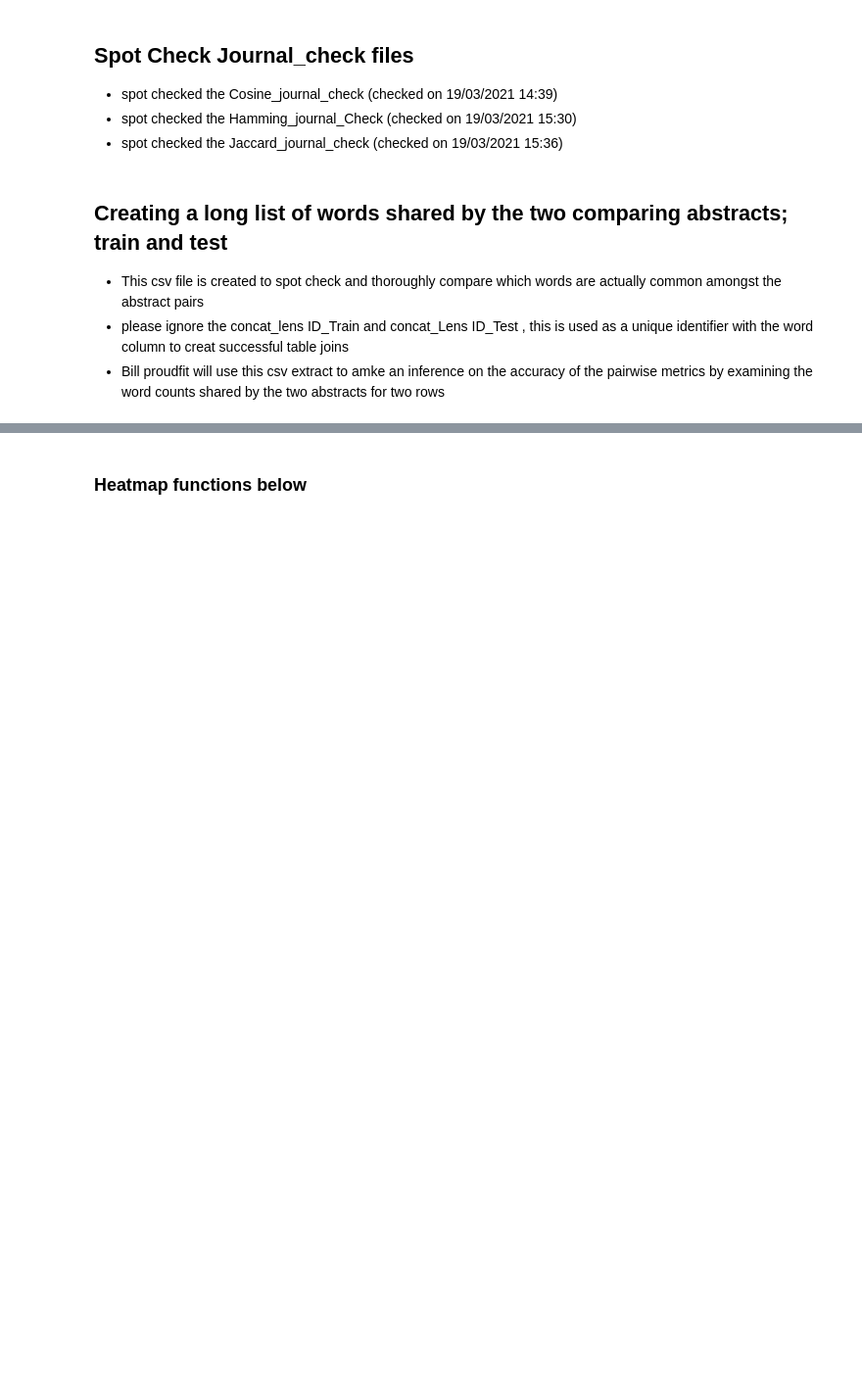
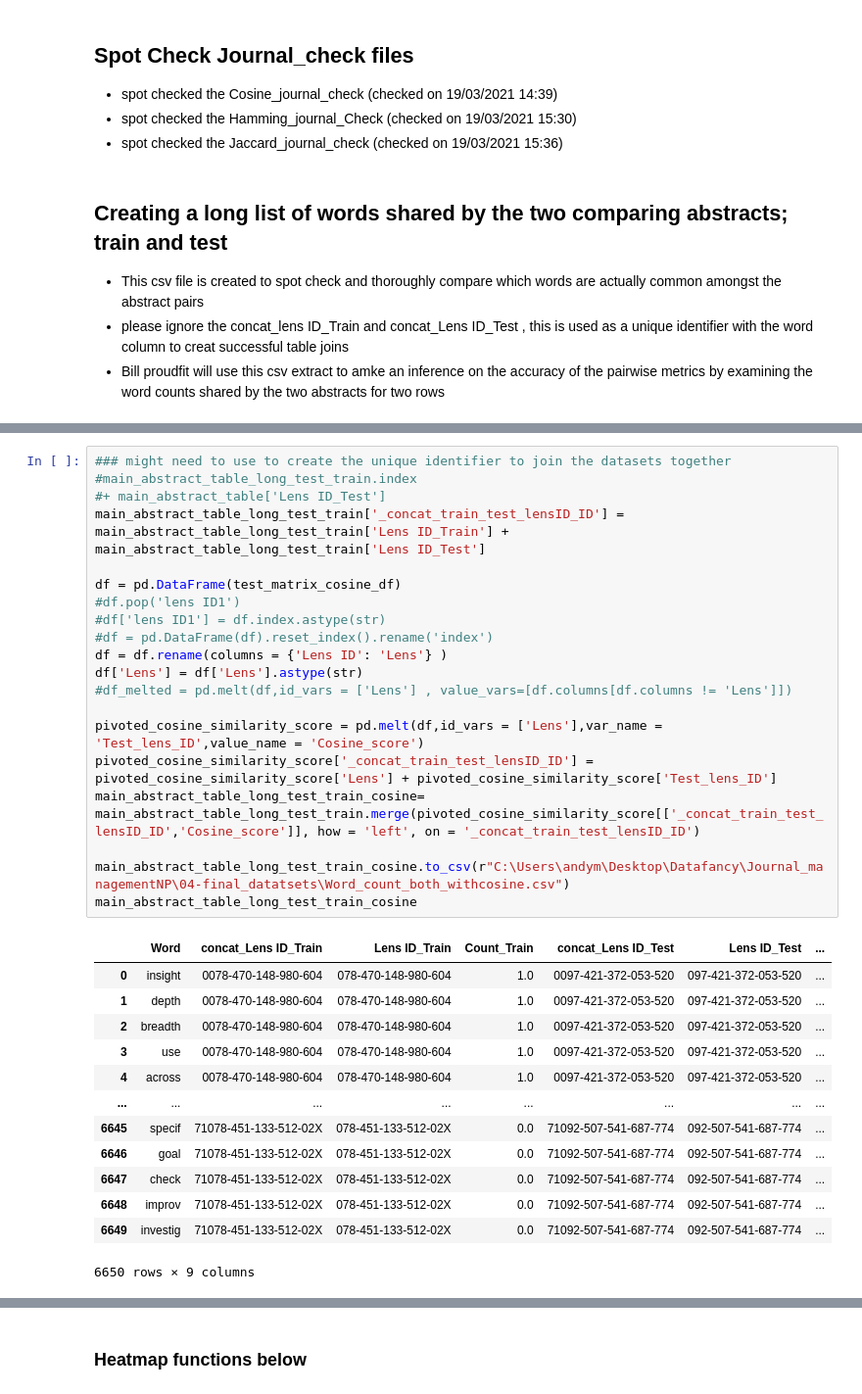
Before and after one commit to andymccall896/Journal_managementNP, a Jupyter notebook: 02-Python Scripts - Data Wrangling/Development/Text_data_wrangling_dev.ipynb, the cells around one changed output, grey strips where cells are left out. Shown: that part at 98% size. Cells and saved outputs as stored; diff of their text form; blank space fills up the shorter version.

```diff
--- a/02-Python Scripts - Data Wrangling/Development/Text_data_wrangling_dev.ipynb
+++ b/02-Python Scripts - Data Wrangling/Development/Text_data_wrangling_dev.ipynb
@@ -907 +925,35 @@ main_abstract_table_long_test_train.head()
+# %%
+### might need to use to create the unique identifier to join the datasets together
+#main_abstract_table_long_test_train.index
+#+ main_abstract_table['Lens ID_Test']
+main_abstract_table_long_test_train['_concat_train_test_lensID_ID'] = main_abstract_table_long_test_train['Lens ID_Train'] +  main_abstract_table_long_test_train['Lens ID_Test']
+
+df = pd.DataFrame(test_matrix_cosine_df)
+#df.pop('lens ID1')
+#df['lens ID1'] = df.index.astype(str)
+#df = pd.DataFrame(df).reset_index().rename('index')
+df = df.rename(columns = {'Lens ID': 'Lens'} )
+df['Lens'] = df['Lens'].astype(str)
+#df_melted = pd.melt(df,id_vars = ['Lens'] , value_vars=[df.columns[df.columns != 'Lens']])
+
+pivoted_cosine_similarity_score = pd.melt(df,id_vars = ['Lens'],var_name = 'Test_lens_ID',value_name = 'Cosine_score')
+pivoted_cosine_similarity_score['_concat_train_test_lensID_ID'] = pivoted_cosine_similarity_score['Lens'] + pivoted_cosine_similarity_score['Test_lens_ID']
+main_abstract_table_long_test_train_cosine= main_abstract_table_long_test_train.merge(pivoted_cosine_similarity_score[['_concat_train_test_lensID_ID','Cosine_score']], how = 'left', on = '_concat_train_test_lensID_ID')
+
+main_abstract_table_long_test_train_cosine.to_csv(r"C:\Users\andym\Desktop\Datafancy\Journal_managementNP\04-final_datatsets\Word_count_both_withcosine.csv")
+main_abstract_table_long_test_train_cosine
+# %% [output]
+|  | Word | concat_Lens ID_Train | Lens ID_Train | Count_Train | concat_Lens ID_Test | Lens ID_Test | ... |
+| 0 | insight | 0078-470-148-980-604 | 078-470-148-980-604 | 1.0 | 0097-421-372-053-520 | 097-421-372-053-520 | ... |
+| 1 | depth | 0078-470-148-980-604 | 078-470-148-980-604 | 1.0 | 0097-421-372-053-520 | 097-421-372-053-520 | ... |
+| 2 | breadth | 0078-470-148-980-604 | 078-470-148-980-604 | 1.0 | 0097-421-372-053-520 | 097-421-372-053-520 | ... |
+| 3 | use | 0078-470-148-980-604 | 078-470-148-980-604 | 1.0 | 0097-421-372-053-520 | 097-421-372-053-520 | ... |
+| 4 | across | 0078-470-148-980-604 | 078-470-148-980-604 | 1.0 | 0097-421-372-053-520 | 097-421-372-053-520 | ... |
+| ... | ... | ... | ... | ... | ... | ... | ... |
+| 6645 | specif | 71078-451-133-512-02X | 078-451-133-512-02X | 0.0 | 71092-507-541-687-774 | 092-507-541-687-774 | ... |
+| 6646 | goal | 71078-451-133-512-02X | 078-451-133-512-02X | 0.0 | 71092-507-541-687-774 | 092-507-541-687-774 | ... |
+| 6647 | check | 71078-451-133-512-02X | 078-451-133-512-02X | 0.0 | 71092-507-541-687-774 | 092-507-541-687-774 | ... |
+| 6648 | improv | 71078-451-133-512-02X | 078-451-133-512-02X | 0.0 | 71092-507-541-687-774 | 092-507-541-687-774 | ... |
+| 6649 | investig | 71078-451-133-512-02X | 078-451-133-512-02X | 0.0 | 71092-507-541-687-774 | 092-507-541-687-774 | ... |
+6650 rows × 9 columns
 # %%
```
Also changed, not shown: parts of 10 cells of this notebook, 22 other files.
